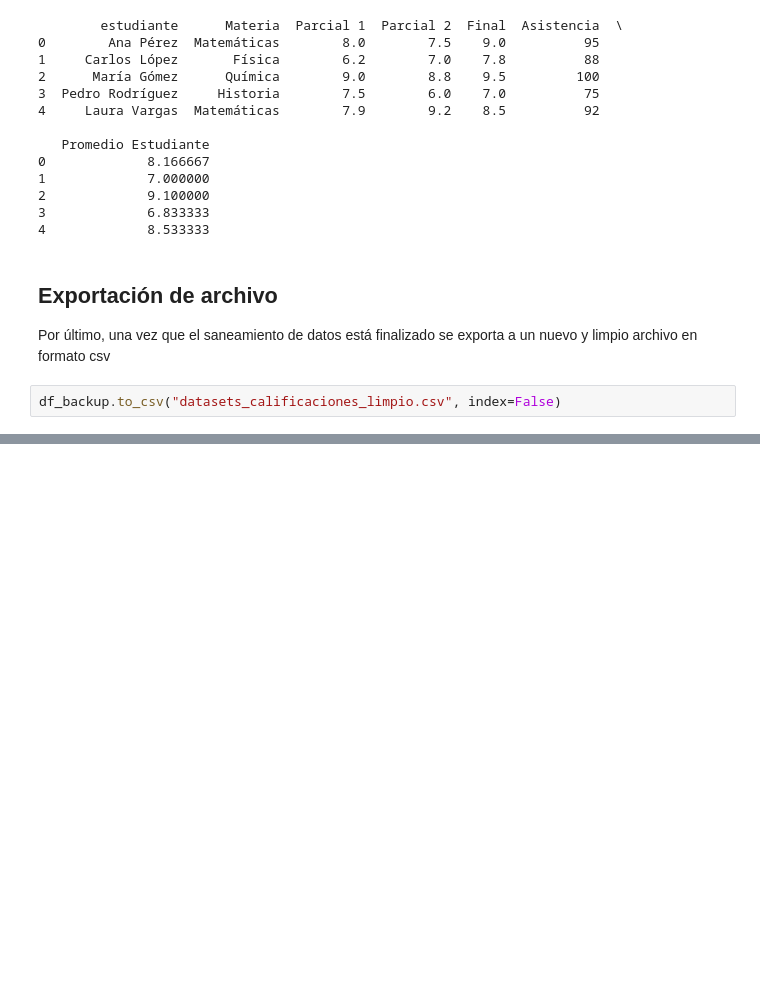
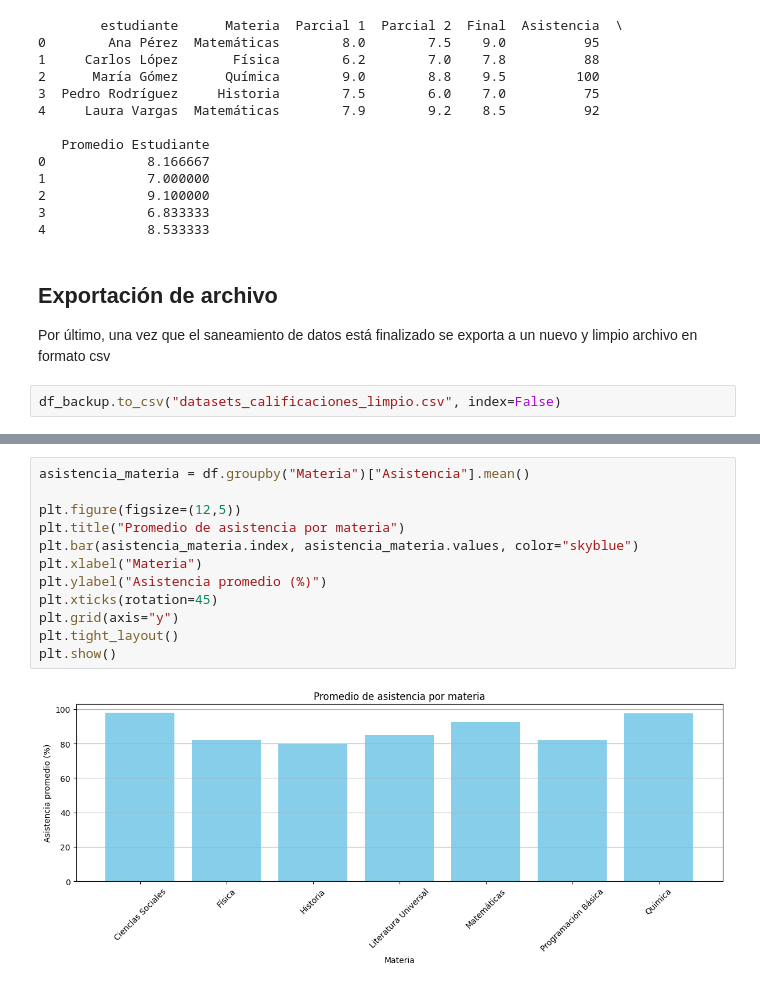
Before and after one commit to AlanRik20/modelo_examen_pr-ctico, a Jupyter notebook: main.ipynb, the cells around one changed output, grey strips where cells are left out. Drawn from its saved outputs; the diff is of its cells as text; blank space fills up the shorter version.

```diff
--- a/main.ipynb
+++ b/main.ipynb
@@ -185,0 +221,14 @@ df_backup.to_csv("datasets_calificaciones_limpio.csv", index=False)
+# %%
+asistencia_materia = df.groupby("Materia")["Asistencia"].mean()
+
+plt.figure(figsize=(12,5))
+plt.title("Promedio de asistencia por materia")
+plt.bar(asistencia_materia.index, asistencia_materia.values, color="skyblue")
+plt.xlabel("Materia")
+plt.ylabel("Asistencia promedio (%)")
+plt.xticks(rotation=45)
+plt.grid(axis="y")
+plt.tight_layout()
+plt.show()
+# %% [output]
+[figure, added]
```
Also changed, not shown: parts of 8 cells of this notebook, 3 other files.
